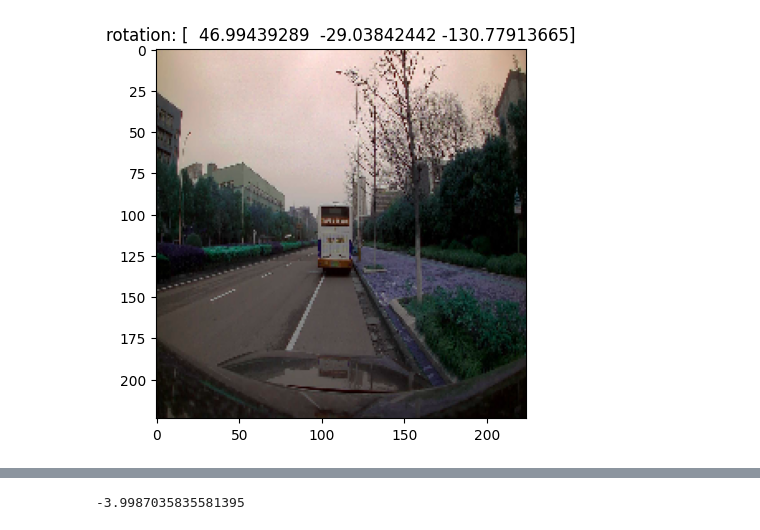
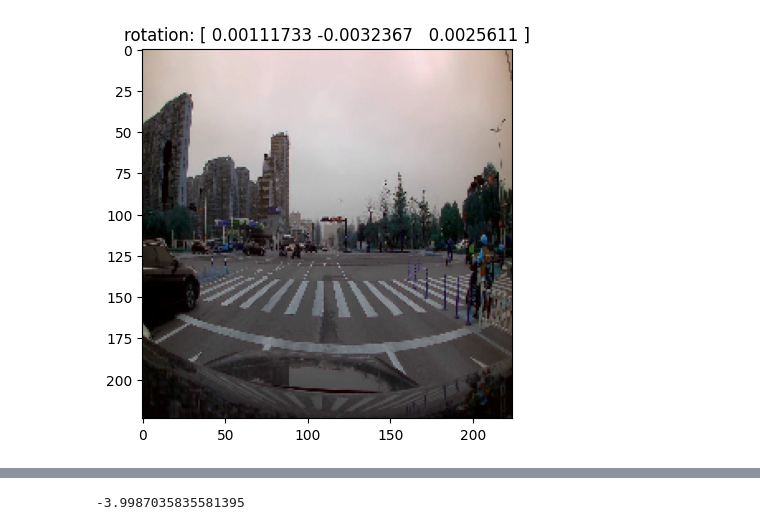
Before and after one commit to jessicamecht/concept_gridlock, a Jupyter notebook: scratch.ipynb, the cells around one changed output, grey strips where cells are left out. Cells and saved outputs as stored; diff of their text form; code cells hidden in the pictures.

```diff
--- a/scratch.ipynb
+++ b/scratch.ipynb
@@ -17,16 +17,17 @@ with h5py.File(data_path, "r") as f:
 # %%
 prev_rot = [0,0,0]
 for elem in people_seqs:
     pos = elem['pos']
     image = elem["image_array"]
     for i in range(1, len(pos)):
-        p = pos[i] - pos[i-1]
-        rotation = Rotation.from_quat(p[:4]).as_euler('zyx', degrees=True)
+        #p = pos[i] - pos[i-1]
+        rotation = Rotation.from_quat(pos[i][:4]).as_euler('zyx', degrees=True)
+        prev_rotation = Rotation.from_quat(pos[i-1][:4]).as_euler('zyx', degrees=True)
         plt.imshow(image[i-1])
-        plt.title(f"rotation: {rotation}")
+        plt.title(f"rotation: {rotation-prev_rotation}")
         plt.savefig(f"./images/{i-1}.png")
         prev_rot = rotation
-        if i > 15: break
+        if i > 100: break
     break
 # %% [output]
-[figure, old version]
+[figure, new version]
```
Also changed, not shown: parts of 1 cell of this notebook, 5 other files.
